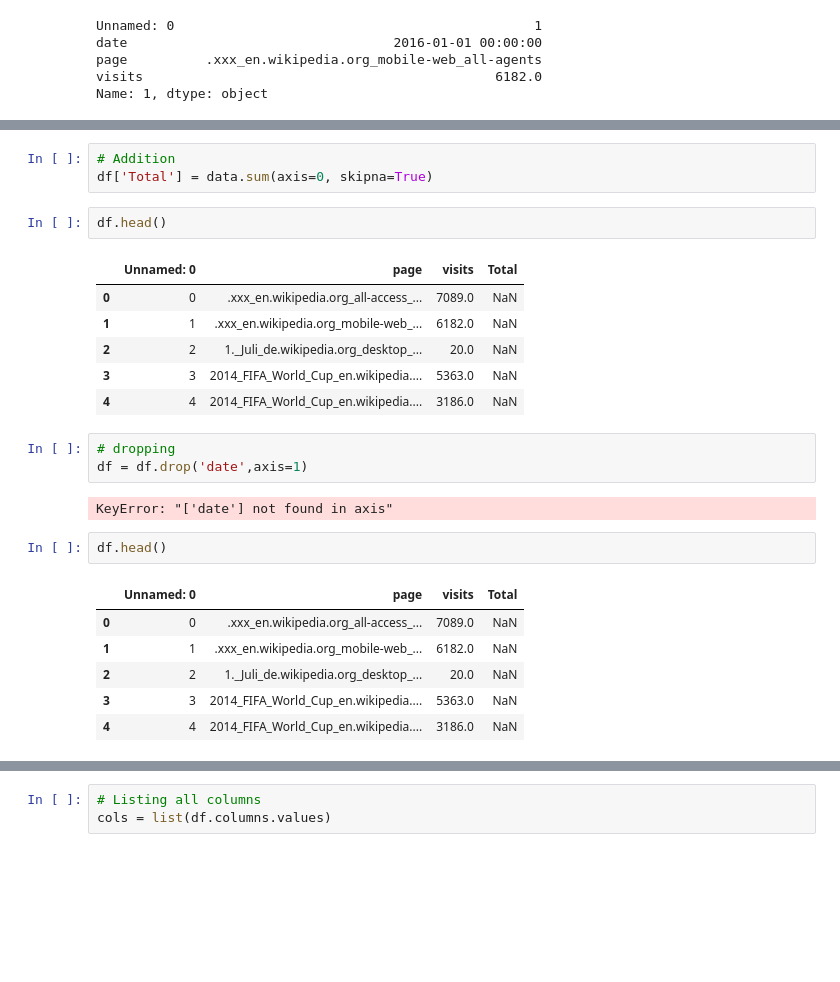
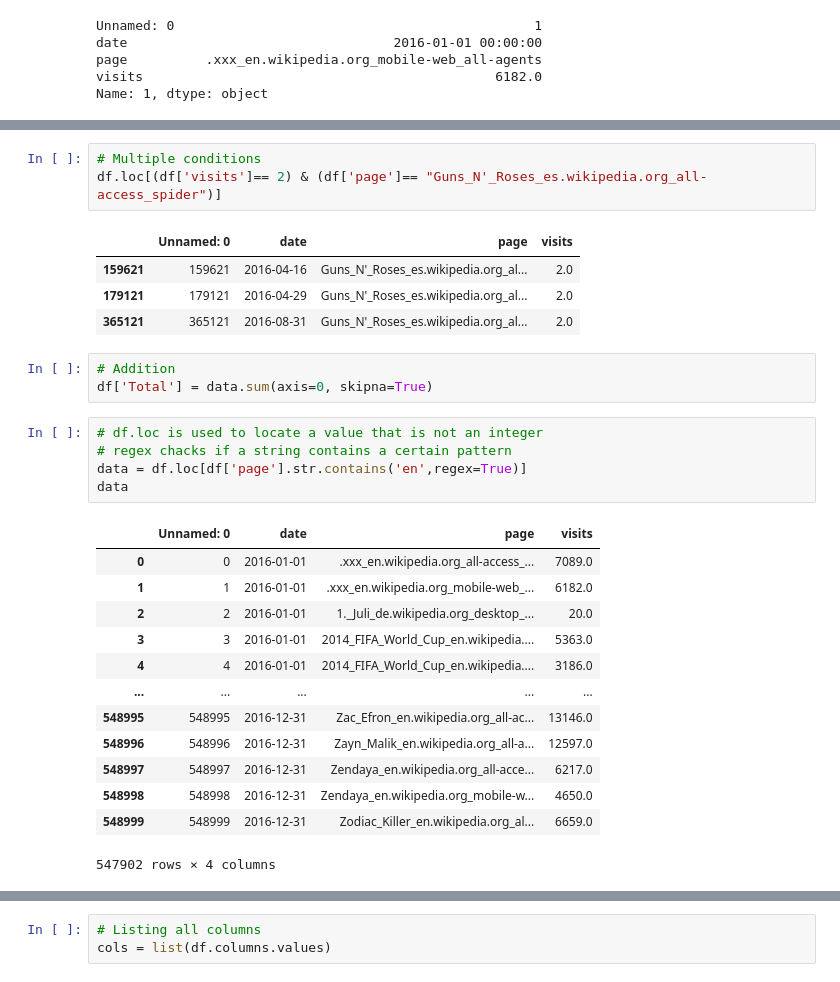
Before and after one commit to Marriane791/Day3and4_DSC, a Jupyter notebook: pandas.ipynb, the cells around one changed output, grey strips where cells are left out. Cells and saved outputs as stored; diff of their text form; blank space fills up the shorter version.

```diff
--- a/pandas.ipynb
+++ b/pandas.ipynb
@@ -130,26 +108,30 @@ data
+# %%
+# Multiple conditions
+df.loc[(df['visits']== 2) & (df['page']== "Guns_N'_Roses_es.wikipedia.org_all-access_spider")]
+# %% [output]
+|  | Unnamed: 0 | date | page | visits |
+| 159621 | 159621 | 2016-04-16 | Guns_N'_Roses_es.wikipedia.org_al... | 2.0 |
+| 179121 | 179121 | 2016-04-29 | Guns_N'_Roses_es.wikipedia.org_al... | 2.0 |
+| 365121 | 365121 | 2016-08-31 | Guns_N'_Roses_es.wikipedia.org_al... | 2.0 |
 # %%
 # Addition
 df['Total'] = data.sum(axis=0, skipna=True)
-# %%
-df.head()
-# %% [output]
-|  | Unnamed: 0 | page | visits | Total |
-| 0 | 0 | .xxx_en.wikipedia.org_all-access_... | 7089.0 | NaN |
-| 1 | 1 | .xxx_en.wikipedia.org_mobile-web_... | 6182.0 | NaN |
-| 2 | 2 | 1._Juli_de.wikipedia.org_desktop_... | 20.0 | NaN |
-| 3 | 3 | 2014_FIFA_World_Cup_en.wikipedia.... | 5363.0 | NaN |
-| 4 | 4 | 2014_FIFA_World_Cup_en.wikipedia.... | 3186.0 | NaN |
-# %%
-# dropping
-df = df.drop('date',axis=1)
-# %% [output]
-KeyError: "['date'] not found in axis"
-# %%
-df.head()
-# %% [output]
-|  | Unnamed: 0 | page | visits | Total |
-| 0 | 0 | .xxx_en.wikipedia.org_all-access_... | 7089.0 | NaN |
-| 1 | 1 | .xxx_en.wikipedia.org_mobile-web_... | 6182.0 | NaN |
-| 2 | 2 | 1._Juli_de.wikipedia.org_desktop_... | 20.0 | NaN |
-| 3 | 3 | 2014_FIFA_World_Cup_en.wikipedia.... | 5363.0 | NaN |
-| 4 | 4 | 2014_FIFA_World_Cup_en.wikipedia.... | 3186.0 | NaN |
+# %%
+# df.loc is used to locate a value that is not an integer
+# regex chacks if a string contains a certain pattern
+data = df.loc[df['page'].str.contains('en',regex=True)]
+data
+# %% [output]
+|  | Unnamed: 0 | date | page | visits |
+| 0 | 0 | 2016-01-01 | .xxx_en.wikipedia.org_all-access_... | 7089.0 |
+| 1 | 1 | 2016-01-01 | .xxx_en.wikipedia.org_mobile-web_... | 6182.0 |
+| 2 | 2 | 2016-01-01 | 1._Juli_de.wikipedia.org_desktop_... | 20.0 |
+| 3 | 3 | 2016-01-01 | 2014_FIFA_World_Cup_en.wikipedia.... | 5363.0 |
+| 4 | 4 | 2016-01-01 | 2014_FIFA_World_Cup_en.wikipedia.... | 3186.0 |
+| ... | ... | ... | ... | ... |
+| 548995 | 548995 | 2016-12-31 | Zac_Efron_en.wikipedia.org_all-ac... | 13146.0 |
+| 548996 | 548996 | 2016-12-31 | Zayn_Malik_en.wikipedia.org_all-a... | 12597.0 |
+| 548997 | 548997 | 2016-12-31 | Zendaya_en.wikipedia.org_all-acce... | 6217.0 |
+| 548998 | 548998 | 2016-12-31 | Zendaya_en.wikipedia.org_mobile-w... | 4650.0 |
+| 548999 | 548999 | 2016-12-31 | Zodiac_Killer_en.wikipedia.org_al... | 6659.0 |
+547902 rows × 4 columns
```
Also changed, not shown: parts of 20 cells of this notebook, 2 other files.
